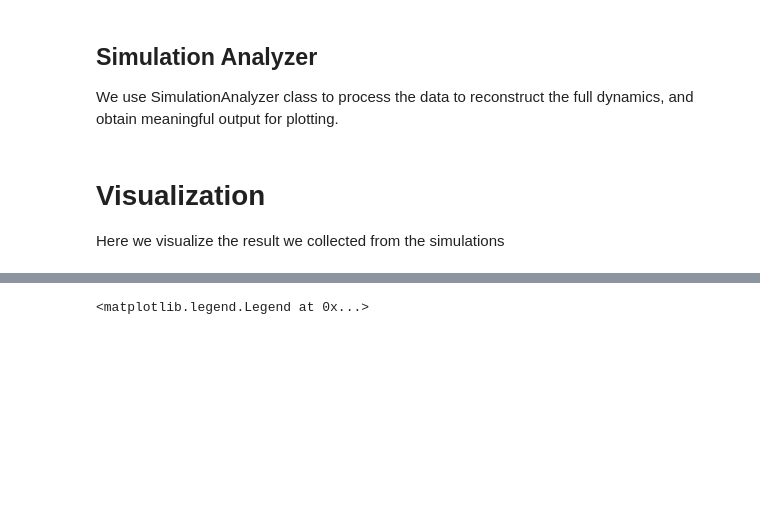
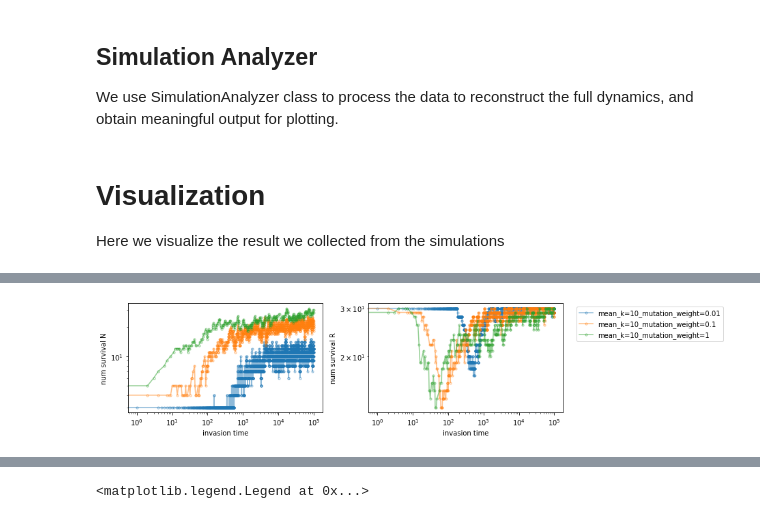
Before and after one commit to fengzhijie88/eco-evolution-simulator, a Jupyter notebook: eco-evolutionary dynamics simulation.ipynb, the cells around one changed output, grey strips where cells are left out. Drawn from its saved outputs; the diff is of its cells as text; code cells hidden in the pictures; blank space fills up the shorter version.

```diff
--- a/eco-evolutionary dynamics simulation.ipynb
+++ b/eco-evolutionary dynamics simulation.ipynb
@@ -528,3 +528,26 @@ iterate_and_plot_2d_results(results_dict, x_data_list, y_data_list, x_label_list
+# %%
+def get_num_N(analyzer):
+    result=[]
+    listN=analyzer.results['List_N']
+    for item in listN:
+        result.append(len(item))
+    return result
+
+def get_num_R(analyzer):
+    result=[]
+    list_survival_R=analyzer.results['List_surviveR']
+    for item in list_survival_R:
+        result.append(sum(item))
+    return result
+kwargs=dict(marker='o', markerfacecolor='None', markersize=3)
+
+x_data_list = ['successful_index','successful_index']
+y_data_list = [get_num_N, get_num_R]
+x_label_list = ['invasion time', 'invasion time']
+y_label_list = [ 'num survival N','num survival R']
+iterate_and_plot_2d_results(results_dict, x_data_list, y_data_list, x_label_list, y_label_list,xscale='log', yscale='log', kwargs=kwargs)
+# %% [output]
+[figure, added]
 # %%
 
 x_data_list = ['successful_index','successful_index']
```
Also changed, not shown: parts of 11 cells of this notebook.
